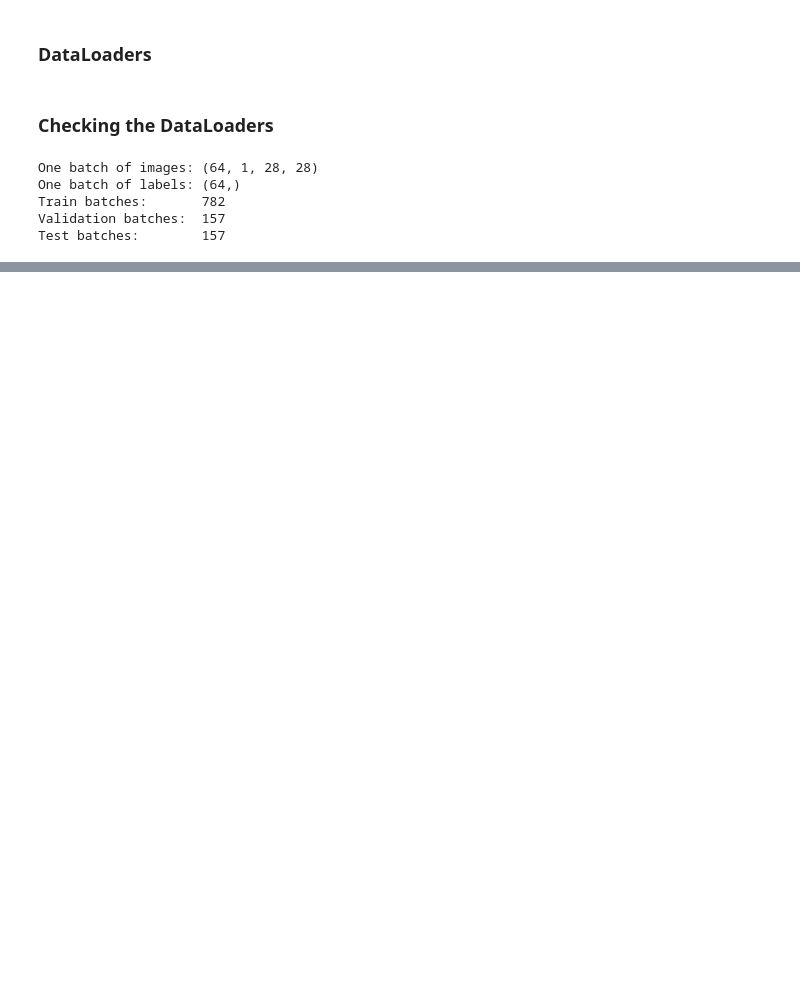
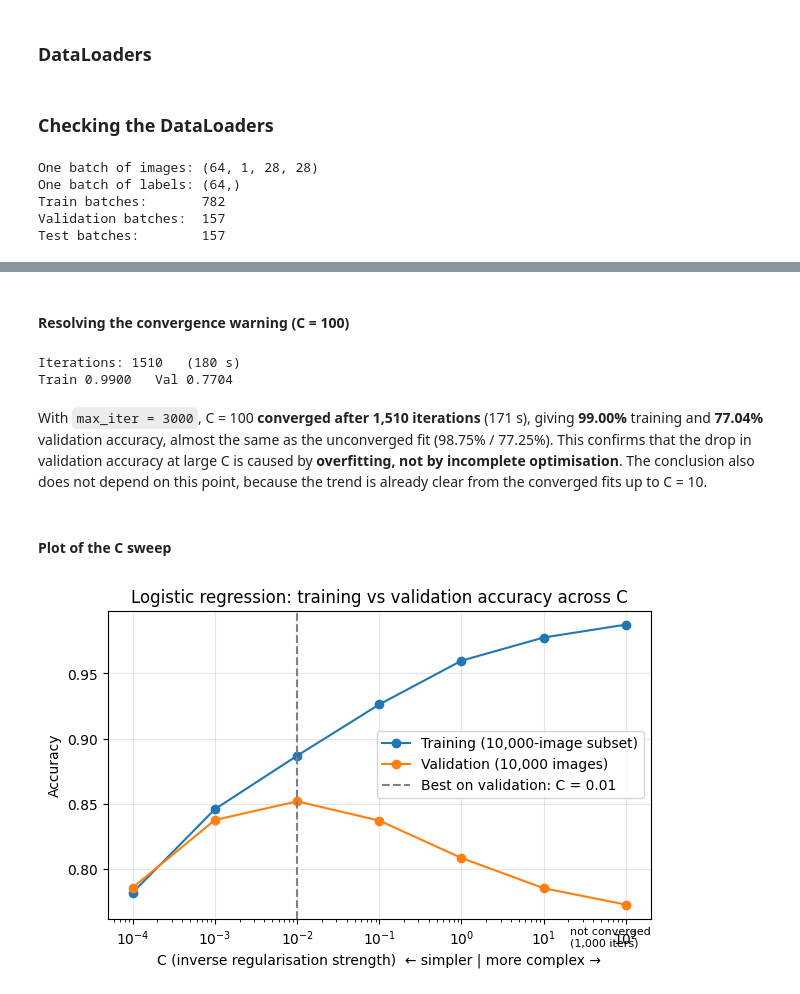
Before and after one commit to butthamza20/ECS708U-P-Fashion-MNIST-Coursework, a Jupyter notebook: ECS708U_P_Fashion_MNIST_Coursework.ipynb, the cells around one changed output, grey strips where cells are left out. Drawn from its saved outputs; the diff is of its cells as text; code cells hidden in the pictures; blank space fills up the shorter version.

```diff
--- a/ECS708U_P_Fashion_MNIST_Coursework.ipynb
+++ b/ECS708U_P_Fashion_MNIST_Coursework.ipynb
@@ -211,0 +539,14 @@ Test batches:        157
+# %%
+# Pick 10,000 of the 50,000 training rows, 1,000 per class
+lr_subset, _ = train_test_split(
+    np.arange(len(X_train)),   # row numbers in X_train
+    train_size=10000,
+    stratify=y_train,
+    random_state=SEED,
+)
+
+X_sub = X_train_scaled[lr_subset]
+y_sub = y_train[lr_subset]
+
+print("Subset size:", len(lr_subset))
+print("Per class:", np.bincount(y_sub).tolist())
@@ -211,0 +606,47 @@ Test batches:        157
+# %% [markdown]
+#### Resolving the convergence warning (C = 100)
+# %%
+# Refit C = 100 with a higher iteration limit to check whether it converges
+model = LogisticRegression(C=100, max_iter=3000, random_state=SEED)
+start = time.time()
+model.fit(X_sub, y_sub)
+print(f"Iterations: {model.n_iter_[0]}   ({time.time() - start:.0f} s)")
+print(f"Train {accuracy_score(y_sub, model.predict(X_sub)):.4f}   "
+      f"Val {accuracy_score(y_val, model.predict(X_val_scaled)):.4f}")
+# %% [output]
+Iterations: 1510   (180 s)
+Train 0.9900   Val 0.7704
+# %% [markdown]
+With `max_iter = 3000`, C = 100 **converged after 1,510 iterations** (171 s), giving **99.00%** training and
+**77.04%** validation accuracy, almost the same as the unconverged fit (98.75% / 77.25%). This confirms that the
+drop in validation accuracy at large C is caused by **overfitting, not by incomplete optimisation**. The
+conclusion also does not depend on this point, because the trend is already clear from the converged fits up to C = 10.
+# %% [markdown]
+#### Plot of the C sweep
+# %%
+# Pull each column out of the results
+Cs = [r["C"] for r in lr_results]
+lr_train = [r["train_acc"] for r in lr_results]
+lr_val = [r["val_acc"] for r in lr_results]
+best_sub = max(lr_results, key=lambda r: r["val_acc"])
+
+plt.figure(figsize=(7, 4))
+plt.plot(Cs, lr_train, marker="o", label="Training (10,000-image subset)")
+plt.plot(Cs, lr_val, marker="o", label="Validation (10,000 images)")
+plt.axvline(best_sub["C"], linestyle="--", color="gray", label=f"Best on validation: C = {best_sub['C']}")
+
+# Label any fit that hit the iteration limit
+for r in lr_results:
+    if not r["converged"]:
+        plt.annotate("not converged\n(1,000 iters)", (r["C"], r["val_acc"]),
+                     textcoords="offset points", xytext=(-40, -30), fontsize=8)
+
+plt.xscale("log")
+plt.xlabel("C (inverse regularisation strength)  ← simpler | more complex →")
+plt.ylabel("Accuracy")
+plt.title("Logistic regression: training vs validation accuracy across C")
+plt.legend()
+plt.grid(alpha=0.3)
+plt.show()
+# %% [output]
+[figure, added]
```
Also changed, not shown: parts of 77 cells of this notebook.
